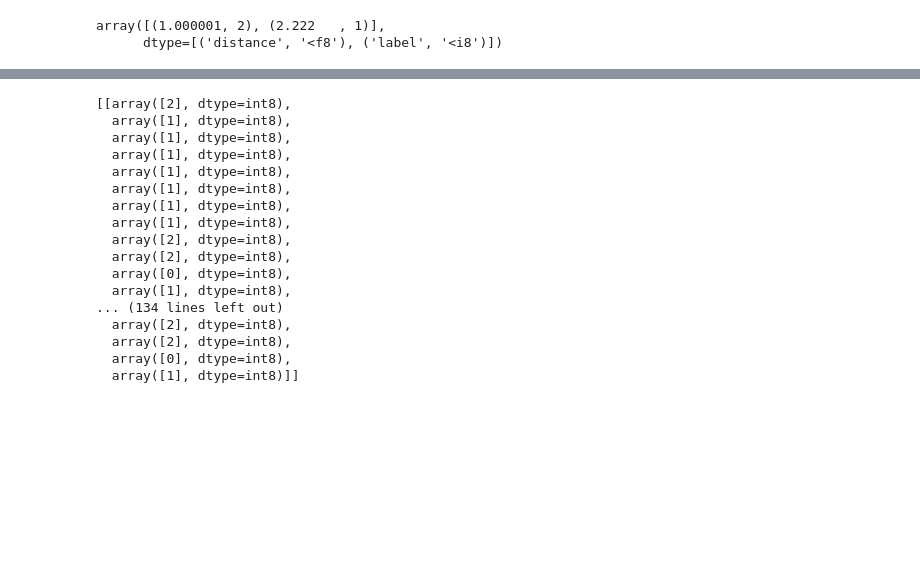
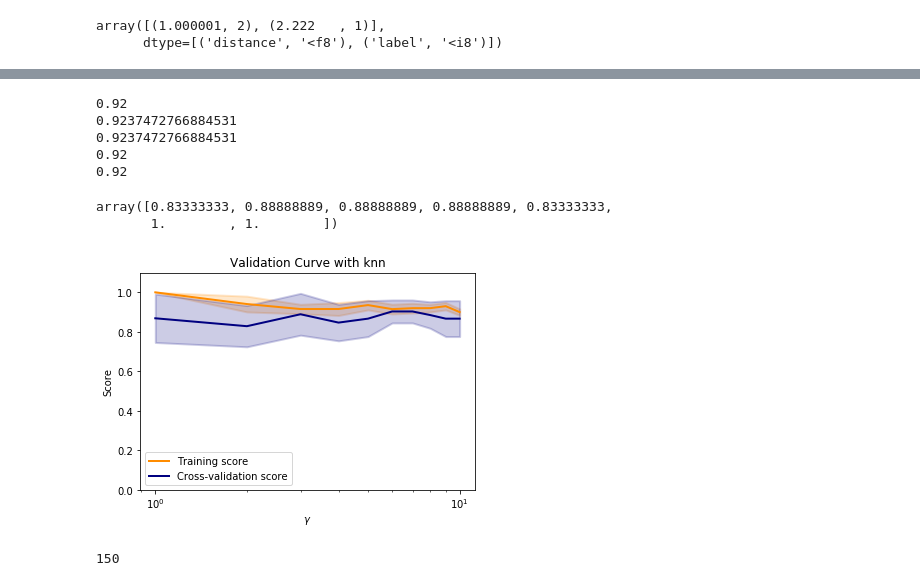
Before and after one commit to hexagramg/tmo, a Jupyter notebook: lab4/Untitled.ipynb, the cells around one changed output, grey strips where cells are left out. Cells and saved outputs as stored; diff of their text form; code cells hidden in the pictures; blank space fills up the shorter version.

```diff
--- a/lab4/Untitled.ipynb
+++ b/lab4/Untitled.ipynb
@@ -97,3 +100,7 @@ ydata = numpy.array(iris[["Cat"]])
+# %%
+scaler = StandardScaler()
+# %%
+xdata = scaler.fit_transform(xdata)
 # %%
 def shuffle(x,y):
     index = numpy.arange(len(x))
@@ -301,0 +352,3 @@ accpred
+# %%
+X_train, X_test, y_train, y_test = train_test_split(
+         xsh, ysh, test_size=0.33, random_state=42)
@@ -302,24 +418,12 @@ accpred
 # %%
-print(accuracy_score(y_train, y_pred))
-print(balanced_accuracy_score(y_train, y_pred))
-print(f1_score(y_train, y_pred, average='macro'))
-print(f1_score(y_train, y_pred, average='micro'))
-print(f1_score(y_train, y_pred, average='weighted'))
+print(accuracy_score(y_test, y_pred))
+print(balanced_accuracy_score(y_test, y_pred))
+print(f1_score(y_test, y_pred, average='macro'))
+print(f1_score(y_test, y_pred, average='micro'))
+print(f1_score(y_test, y_pred, average='weighted'))
 # %% [output]
-[[array([2], dtype=int8),
-  array([1], dtype=int8),
-  array([1], dtype=int8),
-  array([1], dtype=int8),
-  array([1], dtype=int8),
-  array([1], dtype=int8),
-  array([1], dtype=int8),
-  array([1], dtype=int8),
-  array([2], dtype=int8),
-  array([2], dtype=int8),
-  array([0], dtype=int8),
-  array([1], dtype=int8),
-... (134 lines left out)
-  array([2], dtype=int8),
-  array([2], dtype=int8),
-  array([0], dtype=int8),
-  array([1], dtype=int8)]]
+0.92
+0.9237472766884531
+0.9237472766884531
+0.92
+0.92
@@ -325,0 +437,5 @@ print(f1_score(y_train, y_pred, average='weighted'))
+# %%
+cross_val_score(knn, X_test, y_test, cv=kf, scoring='balanced_accuracy')
+# %% [output]
+array([0.83333333, 0.88888889, 0.88888889, 0.88888889, 0.83333333,
+       1.        , 1.        ])
@@ -325,0 +445,32 @@ print(f1_score(y_train, y_pred, average='weighted'))
+# %%
+def val_curve():
+    param_range=[1,2,3,4,5,6,7,8,9,10]
+    train_scores, test_scores = validation_curve(
+    KNeighborsClassifier(), X_test, y_test, param_name="n_neighbors", param_range=param_range,
+    cv=5, scoring="accuracy", n_jobs=1)
+    train_scores_mean = np.mean(train_scores, axis=1)
+    train_scores_std = np.std(train_scores, axis=1)
+    test_scores_mean = np.mean(test_scores, axis=1)
+    test_scores_std = np.std(test_scores, axis=1)
+
+    plt.title("Validation Curve with knn")
+    plt.xlabel(r"$\gamma$")
+    plt.ylabel("Score")
+    plt.ylim(0.0, 1.1)
+    lw = 2
+    plt.semilogx(param_range, train_scores_mean, label="Training score",
+                 color="darkorange", lw=lw)
+    plt.fill_between(param_range, train_scores_mean - train_scores_std,
+                     train_scores_mean + train_scores_std, alpha=0.2,
+                     color="darkorange", lw=lw)
+    plt.semilogx(param_range, test_scores_mean, label="Cross-validation score",
+                 color="navy", lw=lw)
+    plt.fill_between(param_range, test_scores_mean - test_scores_std,
+                     test_scores_mean + test_scores_std, alpha=0.2,
+                     color="navy", lw=lw)
+    plt.legend(loc="best")
+    plt.show()
+# %%
+val_curve()
+# %% [output]
+[figure, added]
@@ -325,0 +560,4 @@ print(f1_score(y_train, y_pred, average='weighted'))
+# %%
+len(xsh)
+# %% [output]
+150
```
Also changed, not shown: parts of 30 cells of this notebook, 2 other files.
